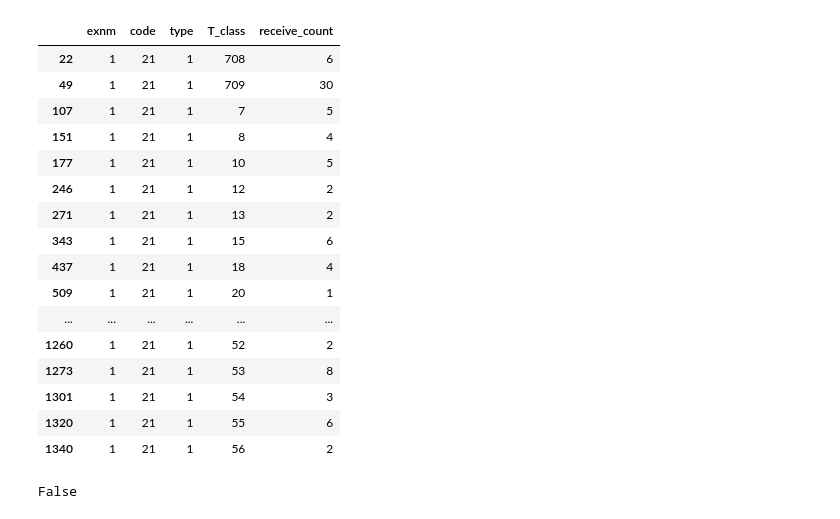
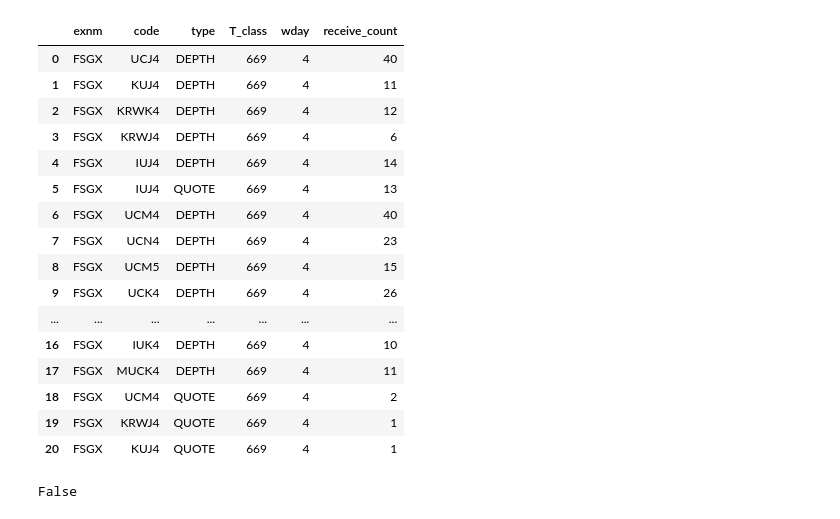
Before and after one commit to anwoo99/SDMS, a Jupyter notebook: jupyter/receiver_check.ipynb, the cells around one changed output. Saved outputs shown, nothing was run; the diff lists cells and outputs as text; code cells hidden in the pictures.

Commit message:
Modify mapping string logic

```diff
--- a/jupyter/receiver_check.ipynb
+++ b/jupyter/receiver_check.ipynb
@@ -23,5 +23,21 @@ def load_data_from_file(filename):
 # %%
 def find_real_value(target, data):
     return [key for key, value in rc_data_index_map[target].items() if value == data][0]
+# %%
+def rc_int2str(number):
+    string = ""
+
+    while number > 0:
+        remainder = number % 100
+        ch = chr(remainder)
+        string = ch + string
+        number //= 100
+    return string
+
+def rc_str2int(string):
+    value = 0
+    for index, ch in enumerate(string.upper()):
+        value += ord(ch) * (10 ** ((len(string) - index - 1) * 2))
+    return value
 # %%
 train_data = np.load(f"/mdfsvc/SDMS/data/numpy/receive_checker_train_combined_data_{UNIQUE_ID}.npy")
@@ -49,30 +44,34 @@ pprint(rc_data_index_map)
 # %%
 # Define column names
-columns = ["exnm", "code", "type", "T_class", "receive_count"]
+columns = ["exnm", "code", "type", "T_class", "wday", "receive_count"]
 
 # Convert train data to DataFrame
 train_df = pd.DataFrame(train_data, columns=columns)
 
+train_df["exnm"] = train_df["exnm"].apply(rc_int2str)
+train_df["code"] = train_df["code"].apply(rc_int2str)
+train_df["type"] = train_df["type"].apply(rc_int2str)
+
 # Display train data
-train_df.loc[train_df["code"] == 21]
+train_df
 # %% [output]
-|  | exnm | code | type | T_class | receive_count |
-| 22 | 1 | 21 | 1 | 708 | 6 |
-| 49 | 1 | 21 | 1 | 709 | 30 |
-| 107 | 1 | 21 | 1 | 7 | 5 |
-| 151 | 1 | 21 | 1 | 8 | 4 |
-| 177 | 1 | 21 | 1 | 10 | 5 |
-| 246 | 1 | 21 | 1 | 12 | 2 |
-| 271 | 1 | 21 | 1 | 13 | 2 |
-| 343 | 1 | 21 | 1 | 15 | 6 |
-| 437 | 1 | 21 | 1 | 18 | 4 |
-| 509 | 1 | 21 | 1 | 20 | 1 |
-| ... | ... | ... | ... | ... | ... |
-| 1260 | 1 | 21 | 1 | 52 | 2 |
-| 1273 | 1 | 21 | 1 | 53 | 8 |
-| 1301 | 1 | 21 | 1 | 54 | 3 |
-| 1320 | 1 | 21 | 1 | 55 | 6 |
-| 1340 | 1 | 21 | 1 | 56 | 2 |
+|  | exnm | code | type | T_class | wday | receive_count |
+| 0 | FSGX | UCJ4 | DEPTH | 669 | 4 | 40 |
+| 1 | FSGX | KUJ4 | DEPTH | 669 | 4 | 11 |
+| 2 | FSGX | KRWK4 | DEPTH | 669 | 4 | 12 |
+| 3 | FSGX | KRWJ4 | DEPTH | 669 | 4 | 6 |
+| 4 | FSGX | IUJ4 | DEPTH | 669 | 4 | 14 |
+| 5 | FSGX | IUJ4 | QUOTE | 669 | 4 | 13 |
+| 6 | FSGX | UCM4 | DEPTH | 669 | 4 | 40 |
+| 7 | FSGX | UCN4 | DEPTH | 669 | 4 | 23 |
+| 8 | FSGX | UCM5 | DEPTH | 669 | 4 | 15 |
+| 9 | FSGX | UCK4 | DEPTH | 669 | 4 | 26 |
+| ... | ... | ... | ... | ... | ... | ... |
+| 16 | FSGX | IUK4 | DEPTH | 669 | 4 | 10 |
+| 17 | FSGX | MUCK4 | DEPTH | 669 | 4 | 11 |
+| 18 | FSGX | UCM4 | QUOTE | 669 | 4 | 2 |
+| 19 | FSGX | KRWJ4 | QUOTE | 669 | 4 | 1 |
+| 20 | FSGX | KUJ4 | QUOTE | 669 | 4 | 1 |
 # %%
 anomaly_data_exists = True
 try:
```
Also changed, not shown: parts of 5 cells of this notebook, 2 other files.
